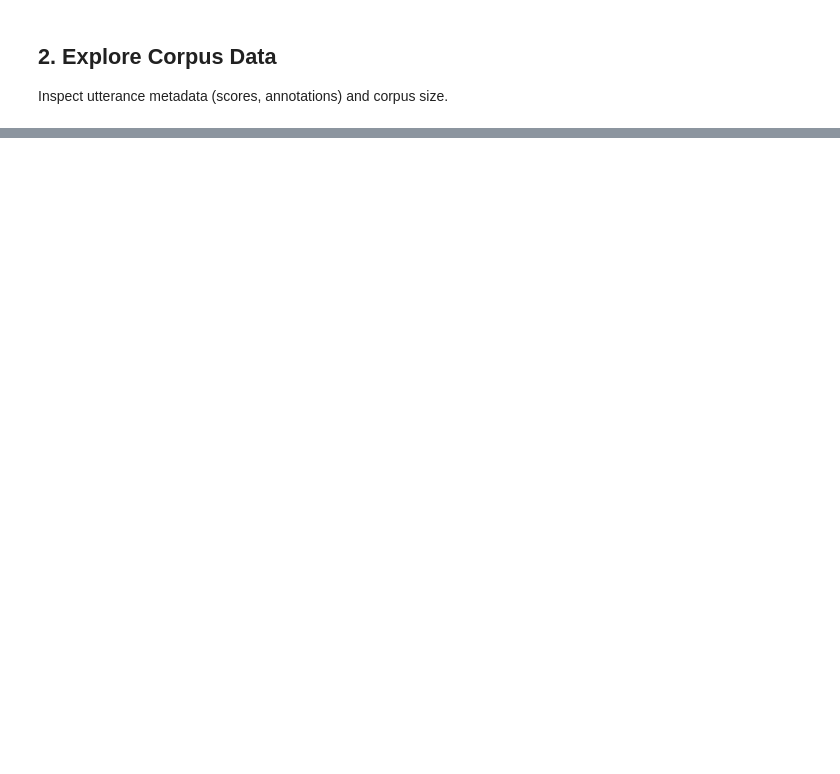
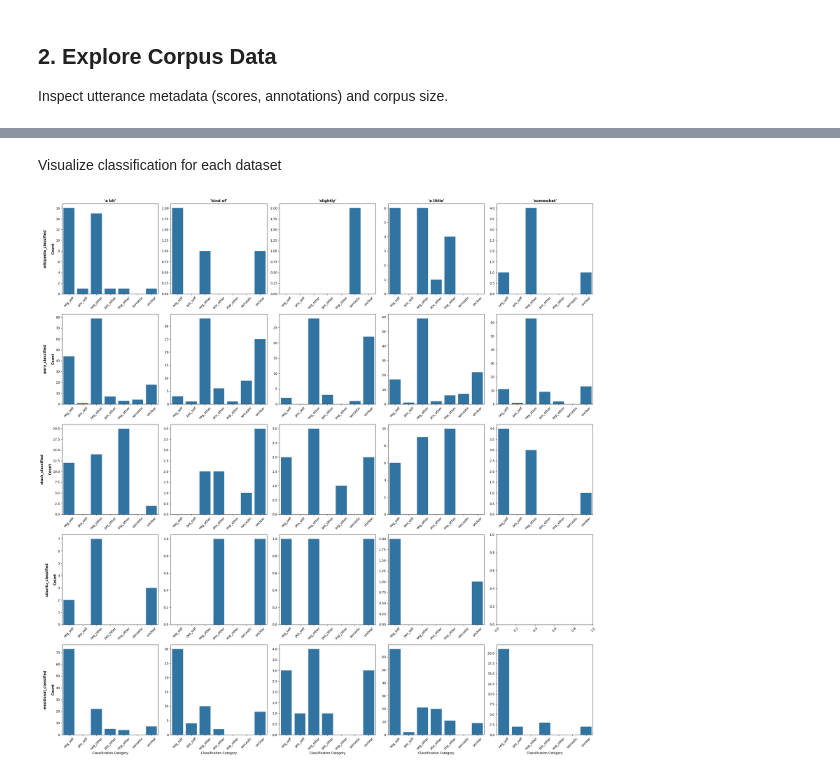
Before and after one commit to yukam997/comparingCulturesPolitenessLLM, a Jupyter notebook: convoKit/exploreWikiModifiers.ipynb, the cells around one changed output, grey strips where cells are left out. Cells and saved outputs as stored; diff of their text form; code cells hidden in the pictures; blank space fills up the shorter version.

```diff
--- a/convoKit/exploreWikiModifiers.ipynb
+++ b/convoKit/exploreWikiModifiers.ipynb
@@ -127,3 +307,51 @@ print(responses)
+# %% [markdown]
+Visualize classification for each dataset
+# %%
+# Visualize classification for each dataset
+import matplotlib.pyplot as plt
+import seaborn as sns
+
+fig, axes = plt.subplots(5, 5, figsize=(25, 25))
+
+for i in range(len(dfs)):
+    modifiers = ["a bit", "kind of", "slightly", "a little", "somewhat"]
+
+    for idx, modifier in enumerate(modifiers):
+        # Filter data for current modifier
+        modifier_data = dfs[i][dfs[i]['modifier'] == modifier]
+
+        # Plot on the corresponding subplot
+        sns.countplot(
+            data=modifier_data,
+            x='classification',
+            order=["neg_self","pos_self","neg_other","pos_other","imp_other","sarcastic","unclear"],
+            ax=axes[i][idx]
+        )
+
+        # Only add column titles on the first row
+        if i == 0:
+            axes[i][idx].set_title(f"'{modifier}'", fontsize=12, fontweight='bold')
+        else:
+            axes[i][idx].set_title('')
+
+        # Only add x-label on the bottom row
+        if i == len(dfs) - 1:
+            axes[i][idx].set_xlabel('Classification Category')
+        else:
+            axes[i][idx].set_xlabel('')
+
+        # Only add y-label on the first column
+        if idx == 0:
+            axes[i][idx].set_ylabel(f'{df_names[i]}\n\nCount', fontsize=11, fontweight='bold')
+        else:
+            axes[i][idx].set_ylabel('')
+
+        axes[i][idx].tick_params(axis='x', rotation=45)
+
+plt.tight_layout()
+plt.show()
+# %% [output]
+[figure, added]
 # %%
 import pandas as pd
 import matplotlib.pyplot as plt
```
Also changed, not shown: parts of 12 cells of this notebook.
